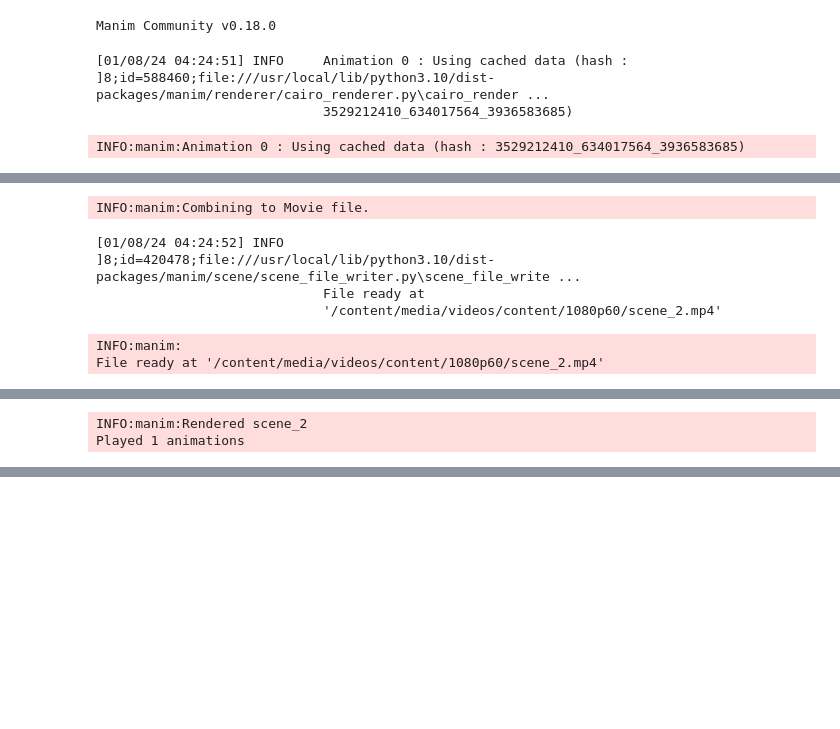
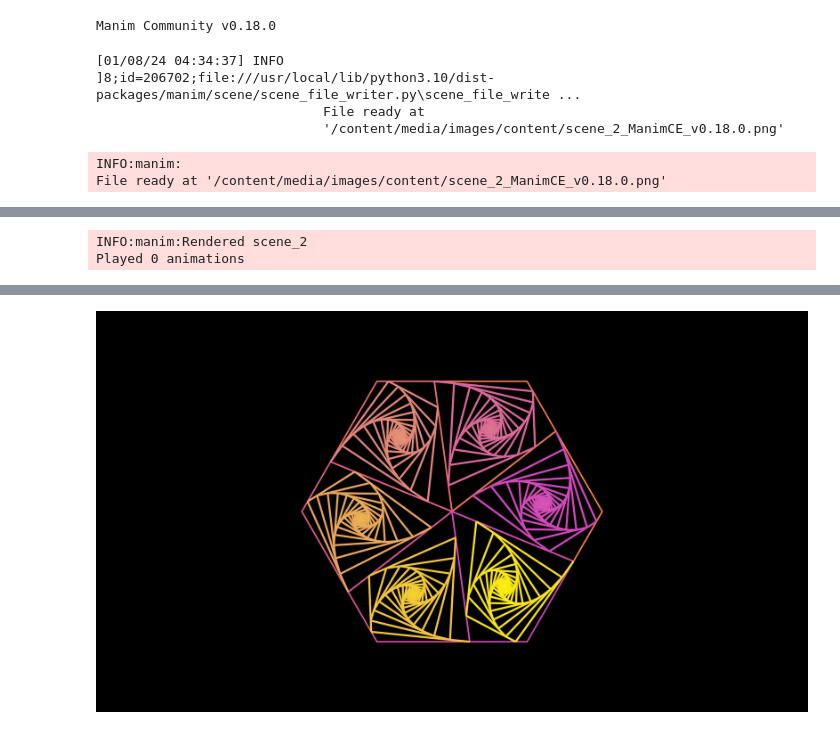
Before and after one commit to research-breakdown/research.breakdown, a Jupyter notebook: Synapse_GoldenRatio_in_Hexagon.ipynb, the cells around one changed output, grey strips where cells are left out. Drawn from its saved outputs; the diff is of its cells as text; code cells hidden in the pictures; blank space fills up the shorter version.

```diff
--- a/Synapse_GoldenRatio_in_Hexagon.ipynb
+++ b/Synapse_GoldenRatio_in_Hexagon.ipynb
@@ -78,11 +78,13 @@ class scene_2(Scene):
     ]).set_color_by_gradient(PINK, YELLOW)
 #-----------------------------------------------------------------------------#
 
-    final = VGroup(grp, s_grp) #suspend this line to view animated version
-    self.add(final) #suspend this line to view animated version
-    # self.play(Create(grp), Create(s_grp), run_time=5) #UNsuspend this line to view animated version
+    # final = VGroup(grp, s_grp) #suspend this line to view animated version
+    # self.add(final) #suspend this line to view animated version
+    self.play(Create(grp), Create(s_grp), run_time=5) #UNsuspend this line to view animated version
     self.wait(2)
 # %% [output]
-[01/08/24 04:24:51] INFO     Animation 0 : Using cached data (hash :                           ]8;id=588460;file:///usr/local/lib/python3.10/dist-packages/manim/renderer/cairo_renderer.py\cairo_render ...
-                             3529212410_634017564_3936583685)
+[01/08/24 04:34:37] INFO                                                                   ]8;id=206702;file:///usr/local/lib/python3.10/dist-packages/manim/scene/scene_file_writer.py\scene_file_write ...
+                             File ready at
+                             '/content/media/images/content/scene_2_ManimCE_v0.18.0.png'
-INFO:manim:Animation 0 : Using cached data (hash : 3529212410_634017564_3936583685)
+INFO:manim:
+File ready at '/content/media/images/content/scene_2_ManimCE_v0.18.0.png'
@@ -90,6 +93,2 @@ INFO:manim:Animation 0 : Using cached data (hash : 3529212410_634017564_39365836
-INFO:manim:Combining to Movie file.
+INFO:manim:Rendered scene_2
+Played 0 animations
-[01/08/24 04:24:52] INFO                                                                   ]8;id=420478;file:///usr/local/lib/python3.10/dist-packages/manim/scene/scene_file_writer.py\scene_file_write ...
-                             File ready at
-                             '/content/media/videos/content/1080p60/scene_2.mp4'
-INFO:manim:
-File ready at '/content/media/videos/content/1080p60/scene_2.mp4'
@@ -98,2 +94,0 @@ File ready at '/content/media/videos/content/1080p60/scene_2.mp4'
-INFO:manim:Rendered scene_2
-Played 1 animations
@@ -100,0 +95 @@ Played 1 animations
+[figure, added]
```
Also changed, not shown: parts of 1 cell of this notebook.
